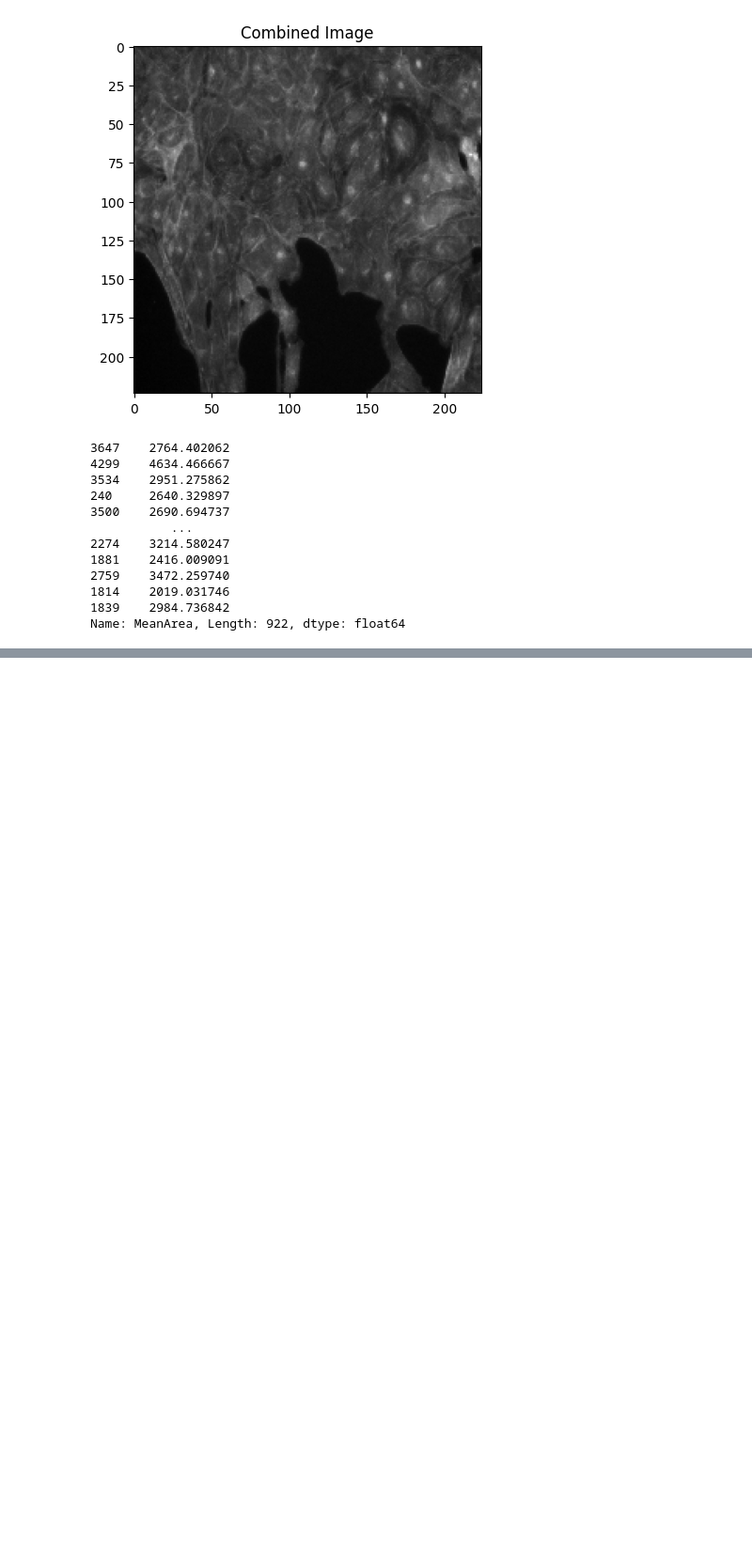
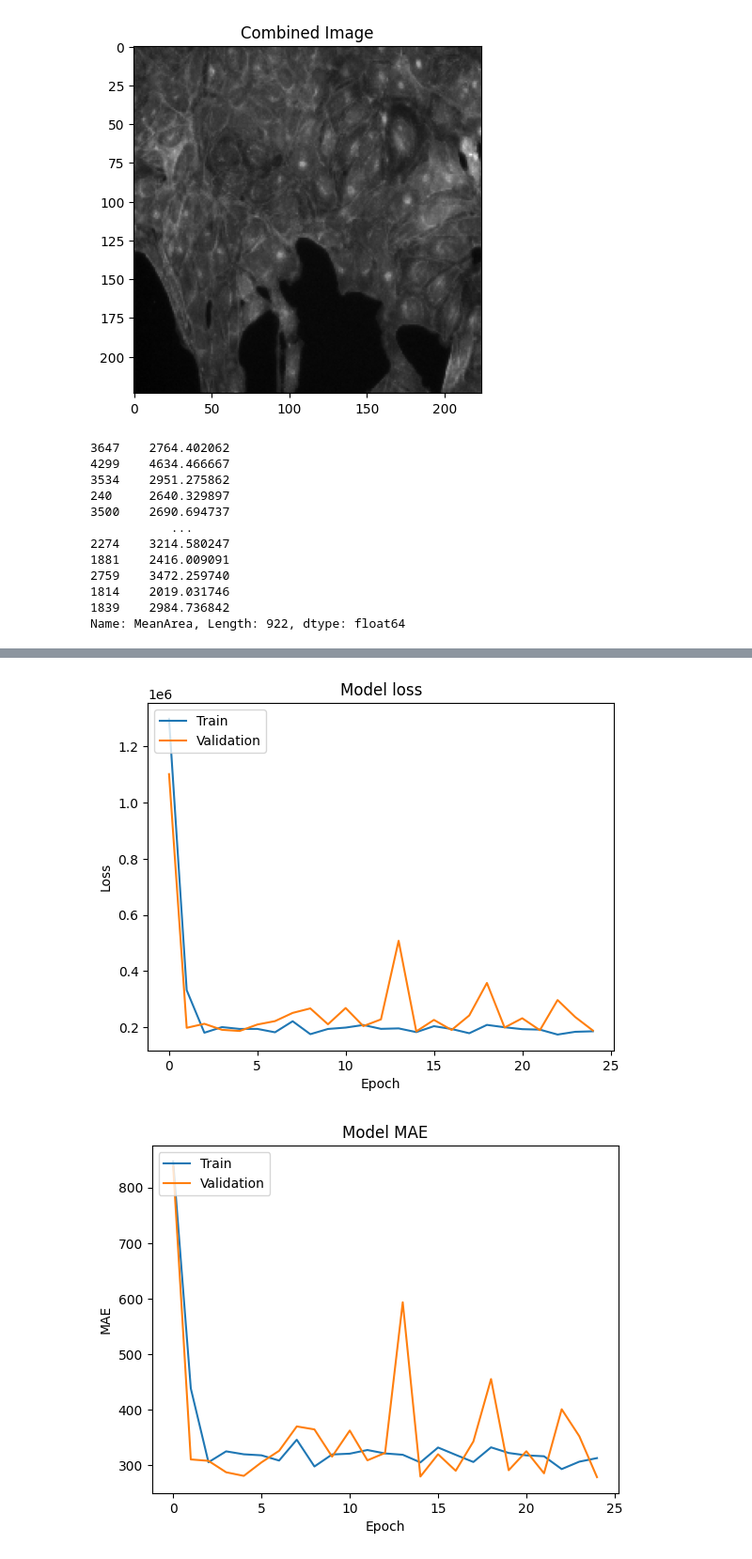
Before and after one commit to ThorstenCodes/MorphoMind, a Jupyter notebook: Notebooks/area_model.ipynb, the cells around one changed output, grey strips where cells are left out. Shown at 94% size. Cells and saved outputs as stored; diff of their text form; code cells hidden in the pictures; blank space fills up the shorter version.

```diff
--- a/Notebooks/area_model.ipynb
+++ b/Notebooks/area_model.ipynb
@@ -853,0 +795,5 @@ plot_learning_curves(history)
+# %%
+images_batch_multip = images_batch_multip/65535
+# %%
+X_train_mp, X_test_mp, y_train_mp, y_test_mp = train_test_split(images_batch_multip, concatenated_df['MeanArea'], test_size=0.2, random_state=42, shuffle=True)
+X_train_mp.shape, X_test_mp.shape, y_train_mp.shape, y_test_mp.shape
@@ -853,0 +833,12 @@ plot_learning_curves(history)
+# %%
+from tensorflow.keras.optimizers.legacy import Adam
+model = initialize_model()
+es = EarlyStopping(patience = 10, restore_best_weights = True)
+
+history = model.fit(X_train_mp,
+                    y_train_mp,
+                    validation_split = 0.3,
+                    batch_size = 32,
+                    epochs = 500,
+                    callbacks = [es],
+                    verbose = 1)
@@ -853,0 +895,27 @@ plot_learning_curves(history)
+# %%
+import matplotlib.pyplot as plt
+
+def plot_learning_curves(history):
+    # Plot training & validation loss values
+    plt.plot(history.history['loss'])
+    plt.plot(history.history['val_loss'])
+    plt.title('Model loss')
+    plt.ylabel('Loss')
+    plt.xlabel('Epoch')
+    plt.legend(['Train', 'Validation'], loc='upper left')
+    plt.show()
+
+    # Plot training & validation metrics (e.g., MAE)
+    plt.plot(history.history['mae'])
+    plt.plot(history.history['val_mae'])
+    plt.title('Model MAE')
+    plt.ylabel('MAE')
+    plt.xlabel('Epoch')
+    plt.legend(['Train', 'Validation'], loc='upper left')
+    plt.show()
+
+# Plot learning curves for the model trained with data from both channels
+plot_learning_curves(history)
+# %% [output]
+[figure, added]
+[figure, added]
```
Also changed, not shown: parts of 43 cells of this notebook, 3 other files.
